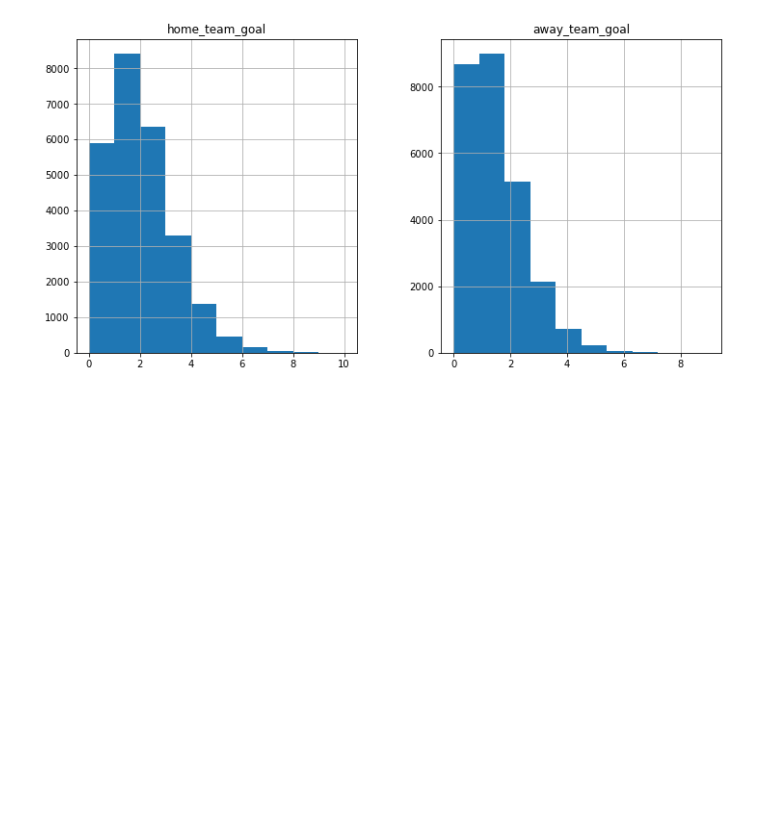
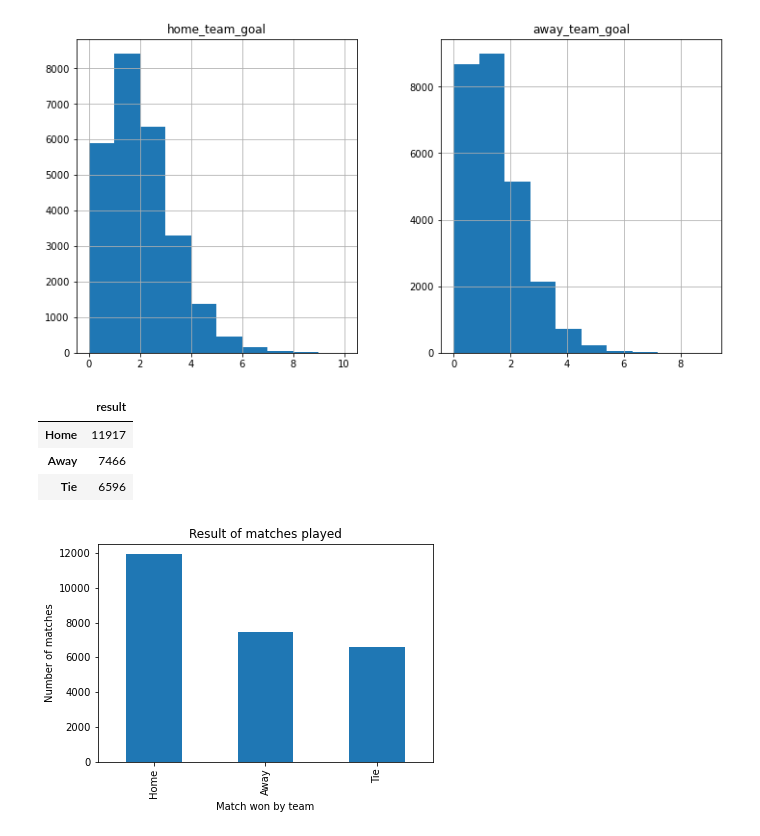
Before and after one commit to tunji-dev/Udacity_Data_Analyst_Nanodegree, a Jupyter notebook: project_2_investigate_soccer_dataset/soccer_dataset.ipynb, the cells around one changed output. Saved outputs shown, nothing was run; the diff lists cells and outputs as text; code cells hidden in the pictures; blank space fills up the shorter version.

```diff
--- a/project_2_investigate_soccer_dataset/soccer_dataset.ipynb
+++ b/project_2_investigate_soccer_dataset/soccer_dataset.ipynb
@@ -267,3 +267,18 @@ dtype: bool
 league_matches[['home_team_goal','away_team_goal']].hist(figsize=(12,6));
 # %% [output]
 [figure]
+# %%
+league_result = league_matches['result'].value_counts().to_frame()
+league_result
+# %% [output]
+|  | result |
+| Home | 11917 |
+| Away | 7466 |
+| Tie | 6596 |
+# %%
+league_result.result.plot(kind='bar')
+plt.title('Result of matches played')
+plt.xlabel('Match won by team')
+plt.ylabel('Number of matches');
+# %% [output]
+[figure, added]
```
Also changed, not shown: parts of 4 cells of this notebook.
